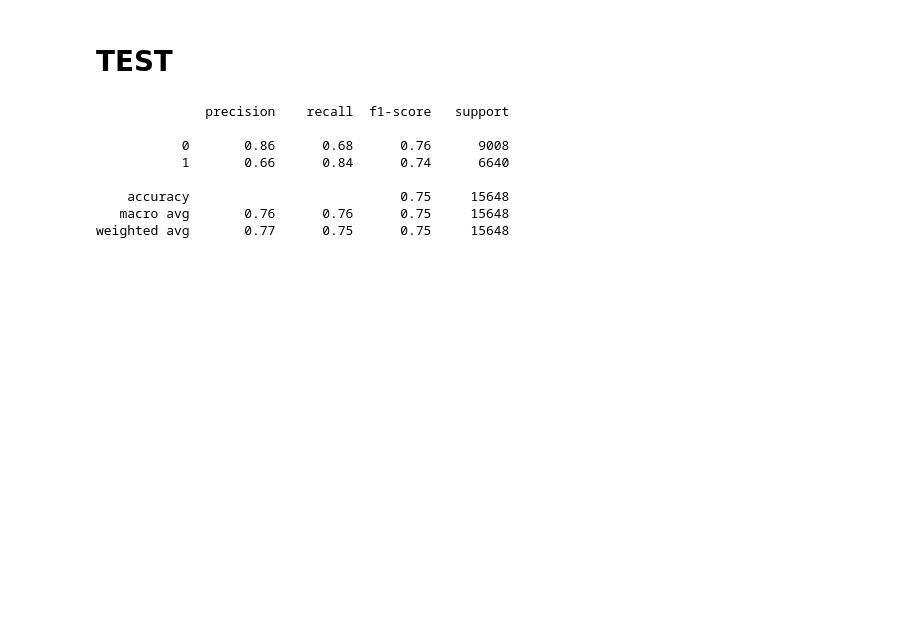
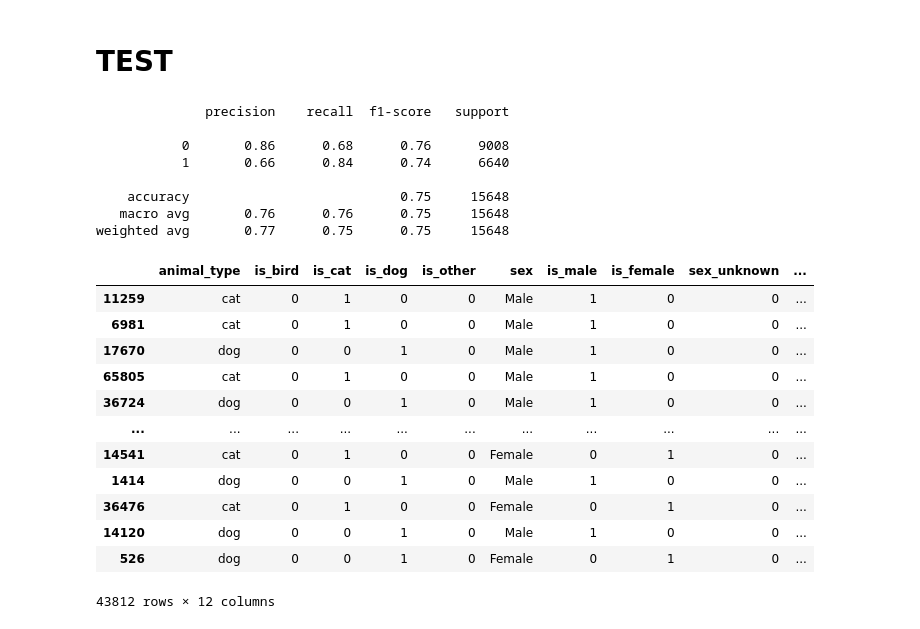
Before and after one commit to SamuelD-Data/aac_outcomes_project, a Jupyter notebook: aac_project_notebook.ipynb, the cells around one changed output. Saved outputs shown, nothing was run; the diff lists cells and outputs as text; code cells hidden in the pictures; blank space fills up the shorter version.

```diff
--- a/aac_project_notebook.ipynb
+++ b/aac_project_notebook.ipynb
@@ -343,3 +450,19 @@ print(classification_report(test.is_adopted, test.m1_prediction))
     accuracy                           0.75     15648
    macro avg       0.76      0.76      0.75     15648
 weighted avg       0.77      0.75      0.75     15648
+# %%
+train
+# %% [output]
+|  | animal_type | is_bird | is_cat | is_dog | is_other | sex | is_male | is_female | sex_unknown | ... |
+| 11259 | cat | 0 | 1 | 0 | 0 | Male | 1 | 0 | 0 | ... |
+| 6981 | cat | 0 | 1 | 0 | 0 | Male | 1 | 0 | 0 | ... |
+| 17670 | dog | 0 | 0 | 1 | 0 | Male | 1 | 0 | 0 | ... |
+| 65805 | cat | 0 | 1 | 0 | 0 | Male | 1 | 0 | 0 | ... |
+| 36724 | dog | 0 | 0 | 1 | 0 | Male | 1 | 0 | 0 | ... |
+| ... | ... | ... | ... | ... | ... | ... | ... | ... | ... | ... |
+| 14541 | cat | 0 | 1 | 0 | 0 | Female | 0 | 1 | 0 | ... |
+| 1414 | dog | 0 | 0 | 1 | 0 | Male | 1 | 0 | 0 | ... |
+| 36476 | cat | 0 | 1 | 0 | 0 | Female | 0 | 1 | 0 | ... |
+| 14120 | dog | 0 | 0 | 1 | 0 | Male | 1 | 0 | 0 | ... |
+| 526 | dog | 0 | 0 | 1 | 0 | Female | 0 | 1 | 0 | ... |
+43812 rows × 12 columns
```
Also changed, not shown: parts of 20 cells of this notebook.
